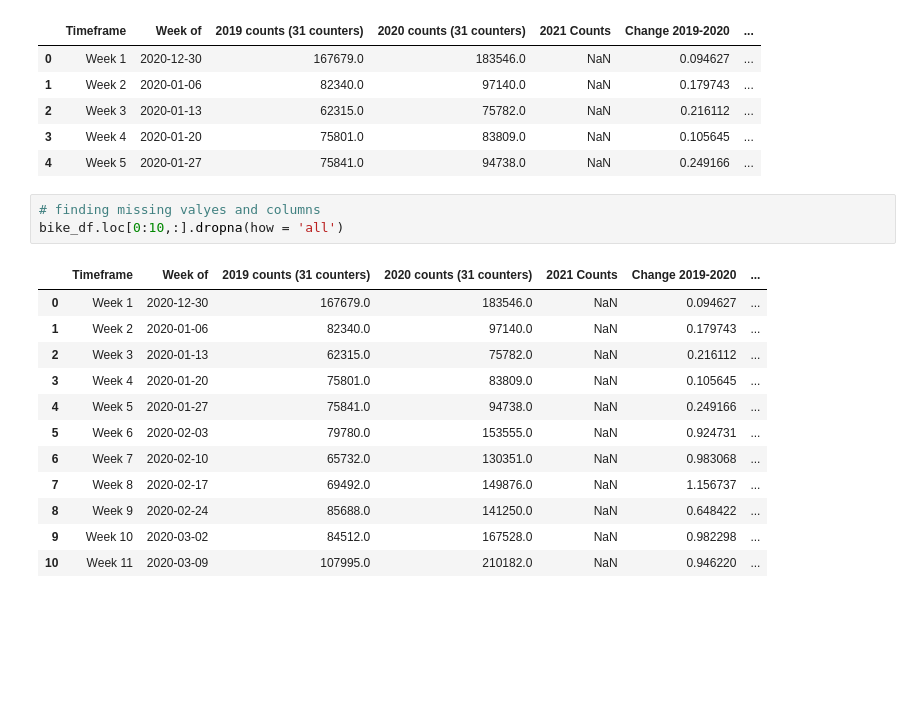
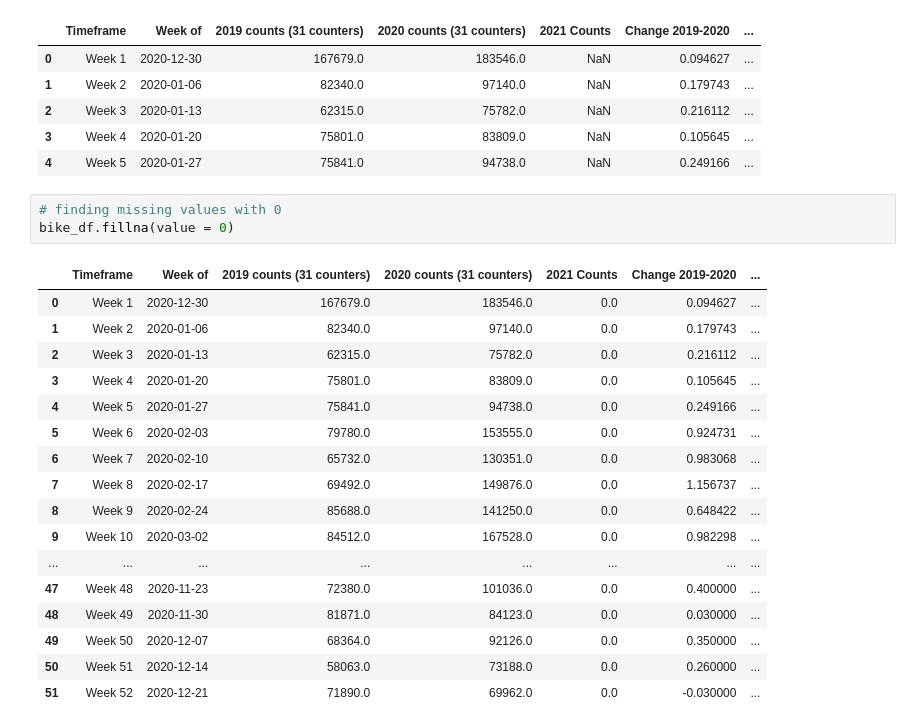
Before and after one commit to PriankaKibria17/Priankas_Coding, a Jupyter notebook: PRACTICE_Renaming,_deleting_&_missing_data.ipynb, the cells around one changed output. Drawn from its saved outputs; the diff is of its cells as text; blank space fills up the shorter version.

```diff
--- a/PRACTICE_Renaming,_deleting_&_missing_data.ipynb
+++ b/PRACTICE_Renaming,_deleting_&_missing_data.ipynb
@@ -61,22 +61,27 @@ bike_df.head()
 | 2 | Week 3 | 2020-01-13 | 62315.0 | 75782.0 | NaN | 0.216112 | ... |
 | 3 | Week 4 | 2020-01-20 | 75801.0 | 83809.0 | NaN | 0.105645 | ... |
 | 4 | Week 5 | 2020-01-27 | 75841.0 | 94738.0 | NaN | 0.249166 | ... |
-# %%
-# finding missing valyes and columns
-bike_df.loc[0:10,:].dropna(how = 'all')
-# %% [output]
-|  | Timeframe | Week of | 2019 counts (31 counters) | 2020 counts (31 counters) | 2021 Counts | Change 2019-2020 | ... |
-| 0 | Week 1 | 2020-12-30 | 167679.0 | 183546.0 | NaN | 0.094627 | ... |
-| 1 | Week 2 | 2020-01-06 | 82340.0 | 97140.0 | NaN | 0.179743 | ... |
-| 2 | Week 3 | 2020-01-13 | 62315.0 | 75782.0 | NaN | 0.216112 | ... |
-| 3 | Week 4 | 2020-01-20 | 75801.0 | 83809.0 | NaN | 0.105645 | ... |
-| 4 | Week 5 | 2020-01-27 | 75841.0 | 94738.0 | NaN | 0.249166 | ... |
-| 5 | Week 6 | 2020-02-03 | 79780.0 | 153555.0 | NaN | 0.924731 | ... |
-| 6 | Week 7 | 2020-02-10 | 65732.0 | 130351.0 | NaN | 0.983068 | ... |
-| 7 | Week 8 | 2020-02-17 | 69492.0 | 149876.0 | NaN | 1.156737 | ... |
-| 8 | Week 9 | 2020-02-24 | 85688.0 | 141250.0 | NaN | 0.648422 | ... |
-| 9 | Week 10 | 2020-03-02 | 84512.0 | 167528.0 | NaN | 0.982298 | ... |
-| 10 | Week 11 | 2020-03-09 | 107995.0 | 210182.0 | NaN | 0.946220 | ... |
+# %%
+# finding missing values with 0
+bike_df.fillna(value = 0)
+# %% [output]
+|  | Timeframe | Week of | 2019 counts (31 counters) | 2020 counts (31 counters) | 2021 Counts | Change 2019-2020 | ... |
+| 0 | Week 1 | 2020-12-30 | 167679.0 | 183546.0 | 0.0 | 0.094627 | ... |
+| 1 | Week 2 | 2020-01-06 | 82340.0 | 97140.0 | 0.0 | 0.179743 | ... |
+| 2 | Week 3 | 2020-01-13 | 62315.0 | 75782.0 | 0.0 | 0.216112 | ... |
+| 3 | Week 4 | 2020-01-20 | 75801.0 | 83809.0 | 0.0 | 0.105645 | ... |
+| 4 | Week 5 | 2020-01-27 | 75841.0 | 94738.0 | 0.0 | 0.249166 | ... |
+| 5 | Week 6 | 2020-02-03 | 79780.0 | 153555.0 | 0.0 | 0.924731 | ... |
+| 6 | Week 7 | 2020-02-10 | 65732.0 | 130351.0 | 0.0 | 0.983068 | ... |
+| 7 | Week 8 | 2020-02-17 | 69492.0 | 149876.0 | 0.0 | 1.156737 | ... |
+| 8 | Week 9 | 2020-02-24 | 85688.0 | 141250.0 | 0.0 | 0.648422 | ... |
+| 9 | Week 10 | 2020-03-02 | 84512.0 | 167528.0 | 0.0 | 0.982298 | ... |
+| ... | ... | ... | ... | ... | ... | ... | ... |
+| 47 | Week 48 | 2020-11-23 | 72380.0 | 101036.0 | 0.0 | 0.400000 | ... |
+| 48 | Week 49 | 2020-11-30 | 81871.0 | 84123.0 | 0.0 | 0.030000 | ... |
+| 49 | Week 50 | 2020-12-07 | 68364.0 | 92126.0 | 0.0 | 0.350000 | ... |
+| 50 | Week 51 | 2020-12-14 | 58063.0 | 73188.0 | 0.0 | 0.260000 | ... |
+| 51 | Week 52 | 2020-12-21 | 71890.0 | 69962.0 | 0.0 | -0.030000 | ... |
 # %%
 # counting missing values and checking for their columns
 bike_df.isna().sum()
```
Also changed, not shown: parts of 2 cells of this notebook.
